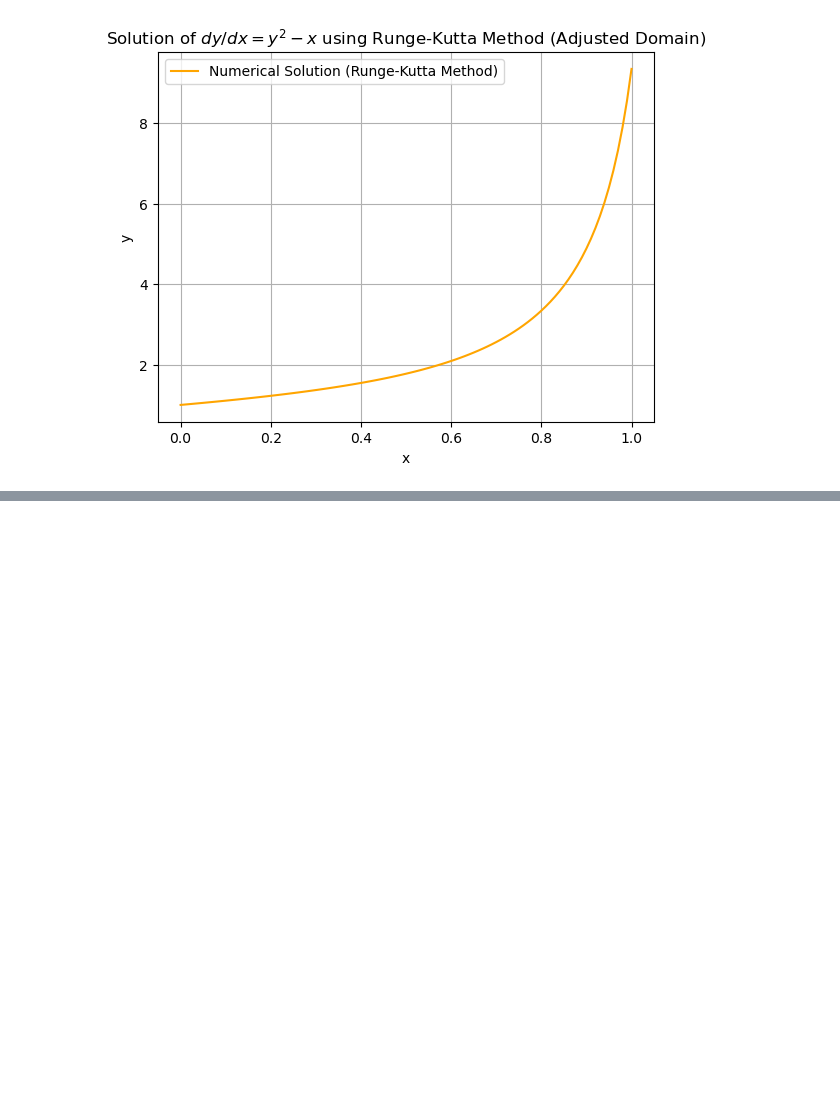
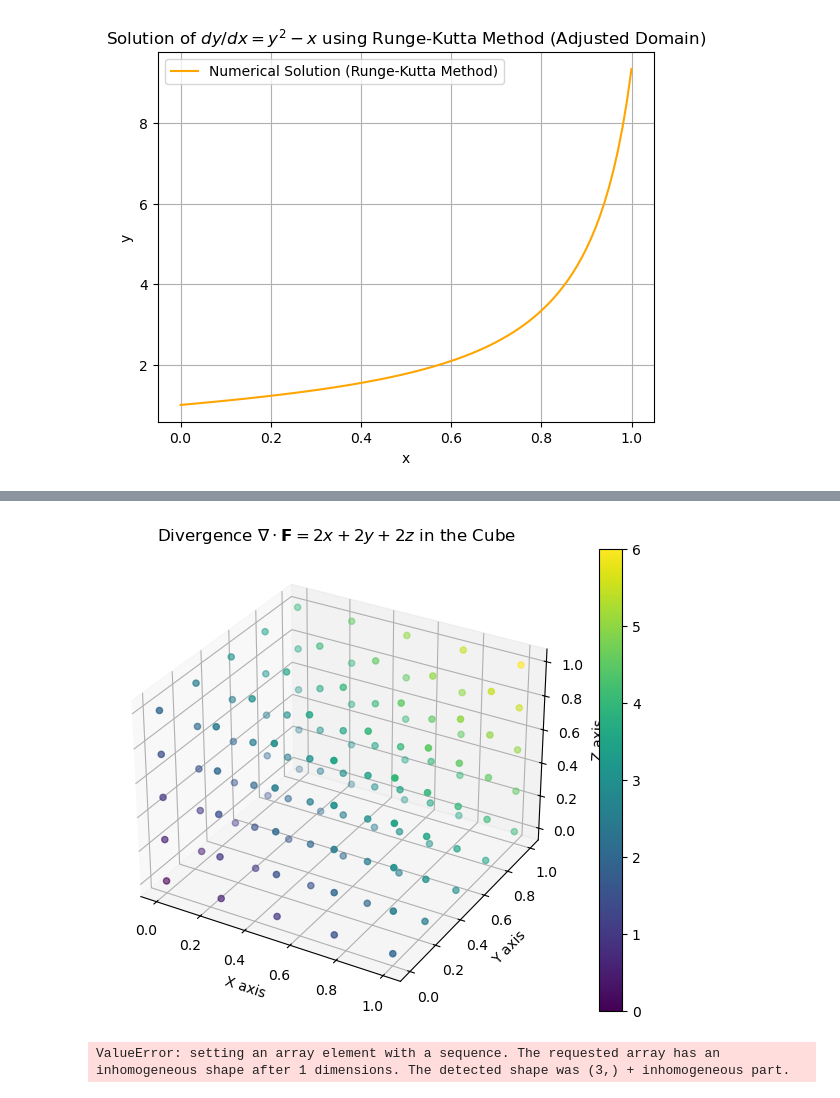
Before and after one commit to carlosdhoyos/fluid_mechanics, a Jupyter notebook: _build/jupyter_execute/_sources/prerequisites_nb.ipynb, the cells around one changed output, grey strips where cells are left out. Cells and saved outputs as stored; diff of their text form; code cells hidden in the pictures; blank space fills up the shorter version.

```diff
--- a/_build/jupyter_execute/_sources/prerequisites_nb.ipynb
+++ b/_build/jupyter_execute/_sources/prerequisites_nb.ipynb
@@ -46,0 +141,40 @@ plt.show()
+# %%
+# Compute the divergence at each point in the cube
+Divergence = 2 * X + 2 * Y + 2 * Z
+
+# Create a 3D surface plot for the divergence
+fig = plt.figure(figsize=(8, 6))
+ax = fig.add_subplot(111, projection='3d')
+
+# Plot the divergence field
+divergence_plot = ax.scatter(X, Y, Z, c=Divergence, cmap='viridis', marker='o')
+fig.colorbar(divergence_plot, ax=ax)
+
+# Set labels
+ax.set_xlabel('X axis')
+ax.set_ylabel('Y axis')
+ax.set_zlabel('Z axis')
+ax.set_title('Divergence $\\nabla \\cdot \\mathbf{F} = 2x + 2y + 2z$ in the Cube')
+
+plt.show()
+# %% [output]
+[figure, added]
+# %%
+# Calculate the flux through each face of the cube
+# Face at x = 1
+normal_x = np.array([1, 0, 0])
+flux_x_face = np.dot(np.array([1, Y, Z]).T, normal_x)
+
+# Face at y = 1
+normal_y = np.array([0, 1, 0])
+flux_y_face = np.dot(np.array([X, 1, Z]).T, normal_y)
+
+# Face at z = 1
+normal_z = np.array([0, 0, 1])
+flux_z_face = np.dot(np.array([X, Y, 1]).T, normal_z)
+
+# Total flux
+total_flux = np.sum(flux_x_face) + np.sum(flux_y_face) + np.sum(flux_z_face)
+print(f"Total surface flux: {total_flux}")
+# %% [output]
+ValueError: setting an array element with a sequence. The requested array has an inhomogeneous shape after 1 dimensions. The detected shape was (3,) + inhomogeneous part.
```
Also changed, not shown: parts of 2 cells of this notebook, 26 other files.
